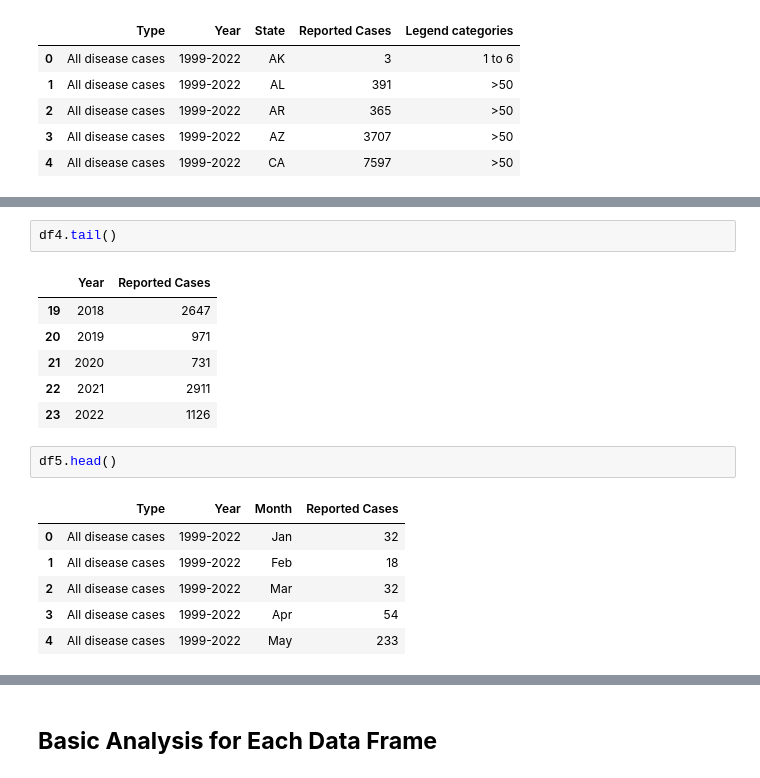
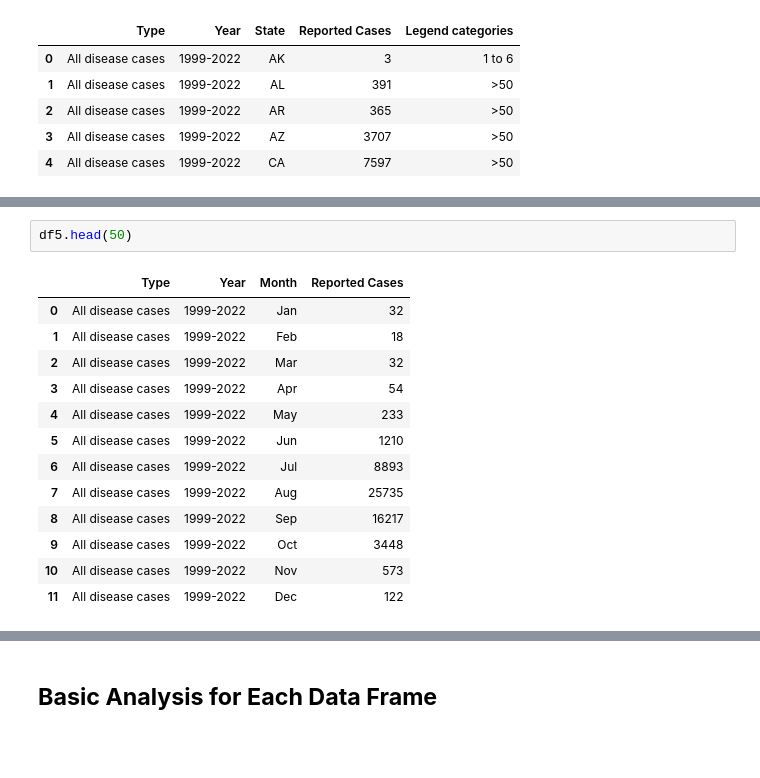
Before and after one commit to lcmortech/data_science, a Jupyter notebook: other_projects/westnile.ipynb, the cells around one changed output, grey strips where cells are left out. Drawn from its saved outputs; the diff is of its cells as text; blank space fills up the shorter version.

Commit message:
added notes, edited # of rows shown for dataframes

```diff
--- a/other_projects/westnile.ipynb
+++ b/other_projects/westnile.ipynb
@@ -90,18 +101,16 @@ df4.head()
-# %%
-df4.tail()
-# %% [output]
-|  | Year | Reported Cases |
-| 19 | 2018 | 2647 |
-| 20 | 2019 | 971 |
-| 21 | 2020 | 731 |
-| 22 | 2021 | 2911 |
-| 23 | 2022 | 1126 |
 # %%
-df5.head()
+df5.head(50)
 # %% [output]
 |  | Type | Year | Month | Reported Cases |
 | 0 | All disease cases | 1999-2022 | Jan | 32 |
 | 1 | All disease cases | 1999-2022 | Feb | 18 |
 | 2 | All disease cases | 1999-2022 | Mar | 32 |
 | 3 | All disease cases | 1999-2022 | Apr | 54 |
 | 4 | All disease cases | 1999-2022 | May | 233 |
+| 5 | All disease cases | 1999-2022 | Jun | 1210 |
+| 6 | All disease cases | 1999-2022 | Jul | 8893 |
+| 7 | All disease cases | 1999-2022 | Aug | 25735 |
+| 8 | All disease cases | 1999-2022 | Sep | 16217 |
+| 9 | All disease cases | 1999-2022 | Oct | 3448 |
+| 10 | All disease cases | 1999-2022 | Nov | 573 |
+| 11 | All disease cases | 1999-2022 | Dec | 122 |
```
Also changed, not shown: parts of 5 cells of this notebook.
